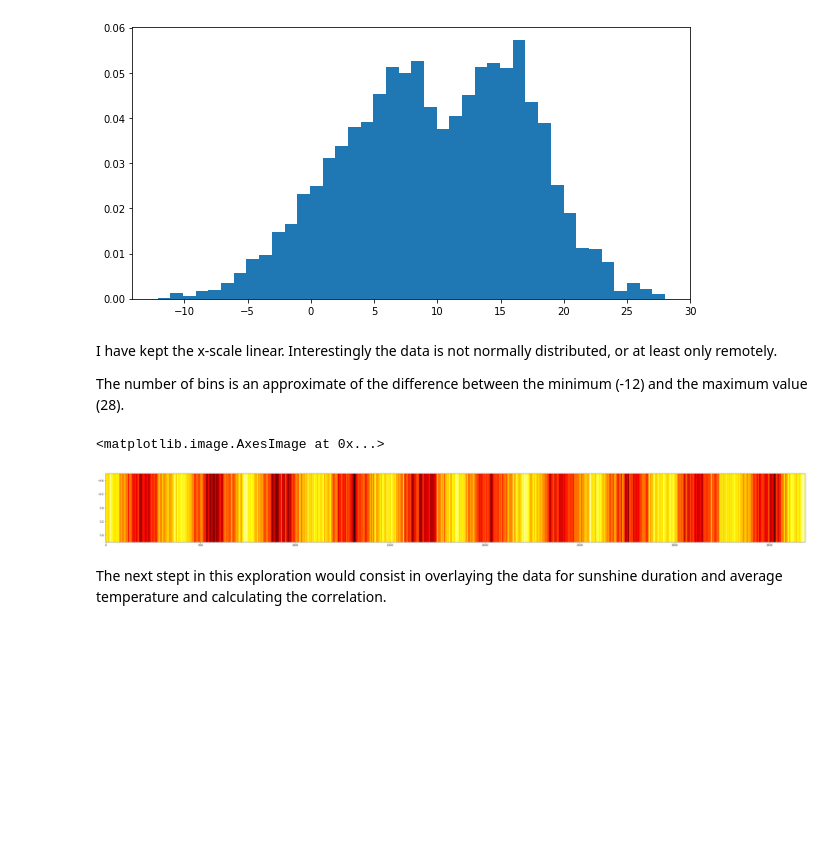
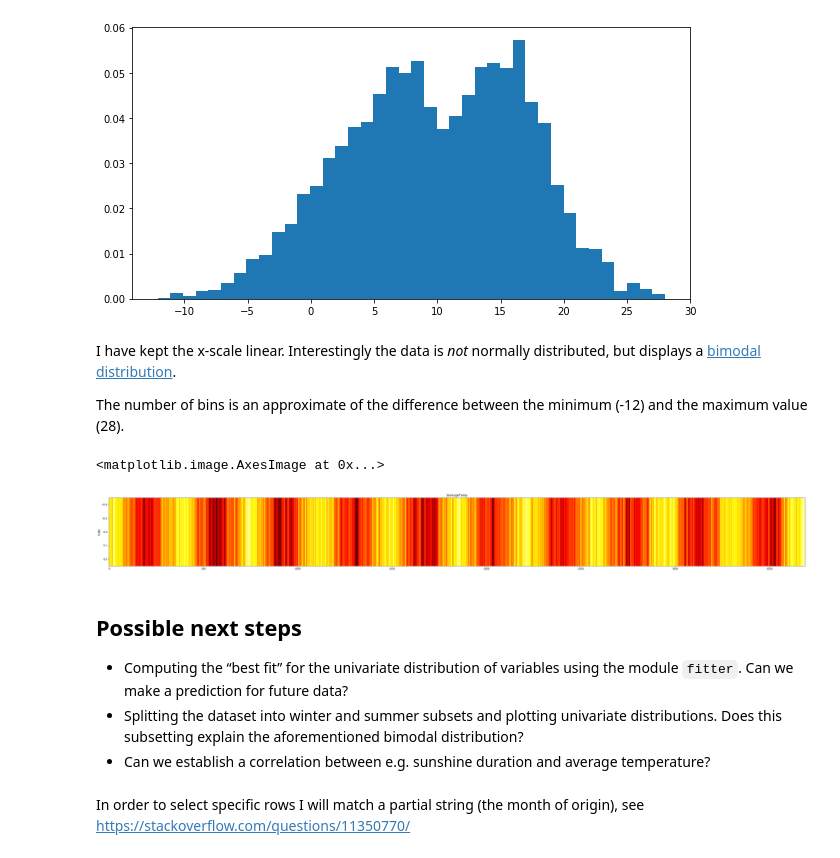
Before and after one commit to marianoju/neuefische, a Jupyter notebook: fuhlsbuettel.ipynb, the cells around one changed output. Drawn from its saved outputs; the diff is of its cells as text; code cells hidden in the pictures; blank space fills up the shorter version.

````diff
--- a/fuhlsbuettel.ipynb
+++ b/fuhlsbuettel.ipynb
@@ -19,3 +21,3 @@ import scipy.stats as st
 # %%
 # Import data from CSV file to pandas DataFrame
-df = pd.read_csv("data/fuhlsbuettel.csv", sep=",")
+df = pd.read_csv("data/fuhlsbuettel.csv", sep=",", parse_dates=True)
@@ -85,16 +91,24 @@ plt.show()
 # %% [output]
 [figure]
 # %% [markdown]
-I have kept the x-scale linear. Interestingly the data is not normally distributed, or at least only remotely.
+I have kept the x-scale linear. Interestingly the data is _not_ normally distributed, but displays a [bimodal distribution](https://en.wikipedia.org/wiki/Multimodal_distribution).
 
 The number of bins is an approximate of the difference between the minimum (-12) and the maximum value (28).
 # %%
 df_AverageTemp = pd.DataFrame(AverageTemp).transpose()
 # %%
 plt.figure(figsize=(50, 5))
+plt.ylabel('Date')
+plt.title('AverageTemp')
 plt.imshow (df_AverageTemp, cmap='hot', interpolation='lanczos', aspect='auto')
 # %% [output]
 <matplotlib.image.AxesImage at 0x...>
-[figure, old version]
+[figure, new version]
-# %% [markdown]
-The next stept in this exploration would consist in overlaying the data for sunshine duration and average temperature and calculating the correlation.
+# %% [markdown]
+## Possible next steps
+
+- Computing the “best fit” for the univariate distribution of variables using the module ```fitter```. Can we make a prediction for future data?
+- Splitting the dataset into winter and summer subsets and plotting univariate distributions. Does this subsetting explain the aforementioned bimodal distribution?
+- Can we establish a correlation between e.g. sunshine duration and average temperature?
+# %% [markdown]
+In order to select specific rows I will match a partial string (the month of origin), see https://stackoverflow.com/questions/11350770/
````
Also changed, not shown: parts of 19 cells of this notebook, 3 other files.
